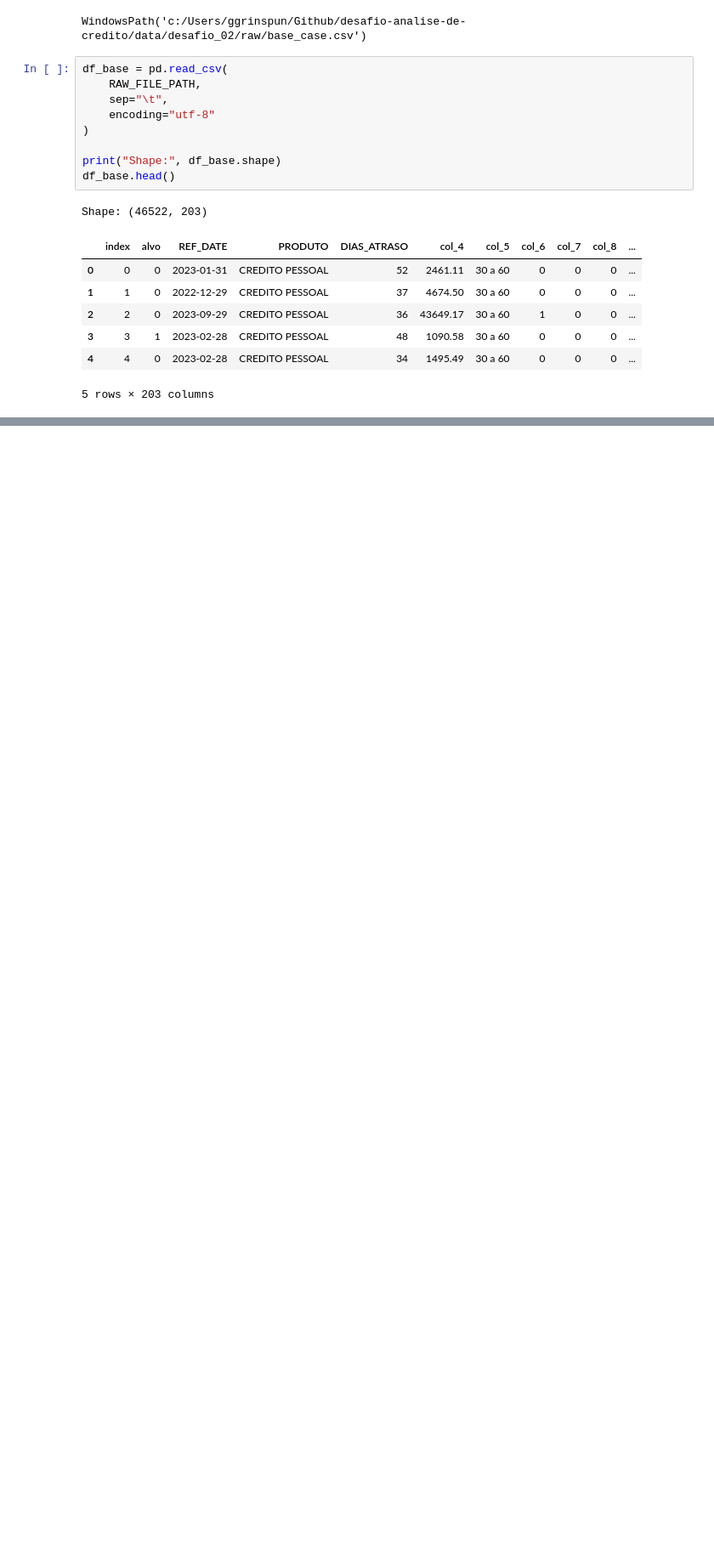
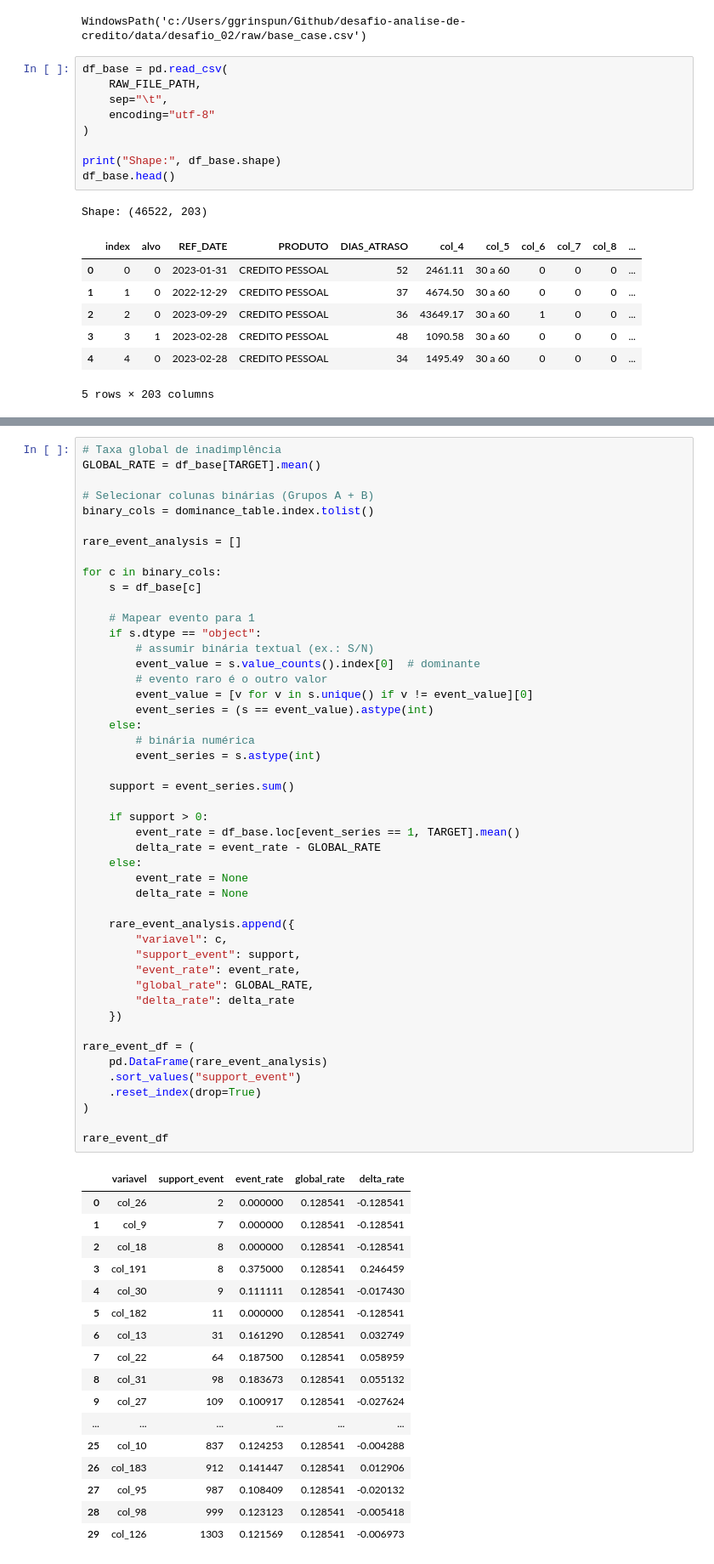
Before and after one commit to GGrinspun/desafio-analise-de-credito, a Jupyter notebook: notebooks/03_proj2_eda_and_preprocessing.ipynb, the cells around one changed output, grey strips where cells are left out. Shown at 85% size. Cells and saved outputs as stored; diff of their text form; blank space fills up the shorter version.

Commit message:
analise de eventos raros

```diff
--- a/notebooks/03_proj2_eda_and_preprocessing.ipynb
+++ b/notebooks/03_proj2_eda_and_preprocessing.ipynb
@@ -43,0 +549,65 @@ Shape: (46522, 203)
+# %%
+# Taxa global de inadimplência
+GLOBAL_RATE = df_base[TARGET].mean()
+
+# Selecionar colunas binárias (Grupos A + B)
+binary_cols = dominance_table.index.tolist()
+
+rare_event_analysis = []
+
+for c in binary_cols:
+    s = df_base[c]
+
+    # Mapear evento para 1
+    if s.dtype == "object":
+        # assumir binária textual (ex.: S/N)
+        event_value = s.value_counts().index[0]  # dominante
+        # evento raro é o outro valor
+        event_value = [v for v in s.unique() if v != event_value][0]
+        event_series = (s == event_value).astype(int)
+    else:
+        # binária numérica
+        event_series = s.astype(int)
+
+    support = event_series.sum()
+
+    if support > 0:
+        event_rate = df_base.loc[event_series == 1, TARGET].mean()
+        delta_rate = event_rate - GLOBAL_RATE
+    else:
+        event_rate = None
+        delta_rate = None
+
+    rare_event_analysis.append({
+        "variavel": c,
+        "support_event": support,
+        "event_rate": event_rate,
+        "global_rate": GLOBAL_RATE,
+        "delta_rate": delta_rate
+    })
+
+rare_event_df = (
+    pd.DataFrame(rare_event_analysis)
+    .sort_values("support_event")
+    .reset_index(drop=True)
+)
+
+rare_event_df
+# %% [output]
+|  | variavel | support_event | event_rate | global_rate | delta_rate |
+| 0 | col_26 | 2 | 0.000000 | 0.128541 | -0.128541 |
+| 1 | col_9 | 7 | 0.000000 | 0.128541 | -0.128541 |
+| 2 | col_18 | 8 | 0.000000 | 0.128541 | -0.128541 |
+| 3 | col_191 | 8 | 0.375000 | 0.128541 | 0.246459 |
+| 4 | col_30 | 9 | 0.111111 | 0.128541 | -0.017430 |
+| 5 | col_182 | 11 | 0.000000 | 0.128541 | -0.128541 |
+| 6 | col_13 | 31 | 0.161290 | 0.128541 | 0.032749 |
+| 7 | col_22 | 64 | 0.187500 | 0.128541 | 0.058959 |
+| 8 | col_31 | 98 | 0.183673 | 0.128541 | 0.055132 |
+| 9 | col_27 | 109 | 0.100917 | 0.128541 | -0.027624 |
+| ... | ... | ... | ... | ... | ... |
+| 25 | col_10 | 837 | 0.124253 | 0.128541 | -0.004288 |
+| 26 | col_183 | 912 | 0.141447 | 0.128541 | 0.012906 |
+| 27 | col_95 | 987 | 0.108409 | 0.128541 | -0.020132 |
+| 28 | col_98 | 999 | 0.123123 | 0.128541 | -0.005418 |
+| 29 | col_126 | 1303 | 0.121569 | 0.128541 | -0.006973 |
```
Also changed, not shown: parts of 49 cells of this notebook.
